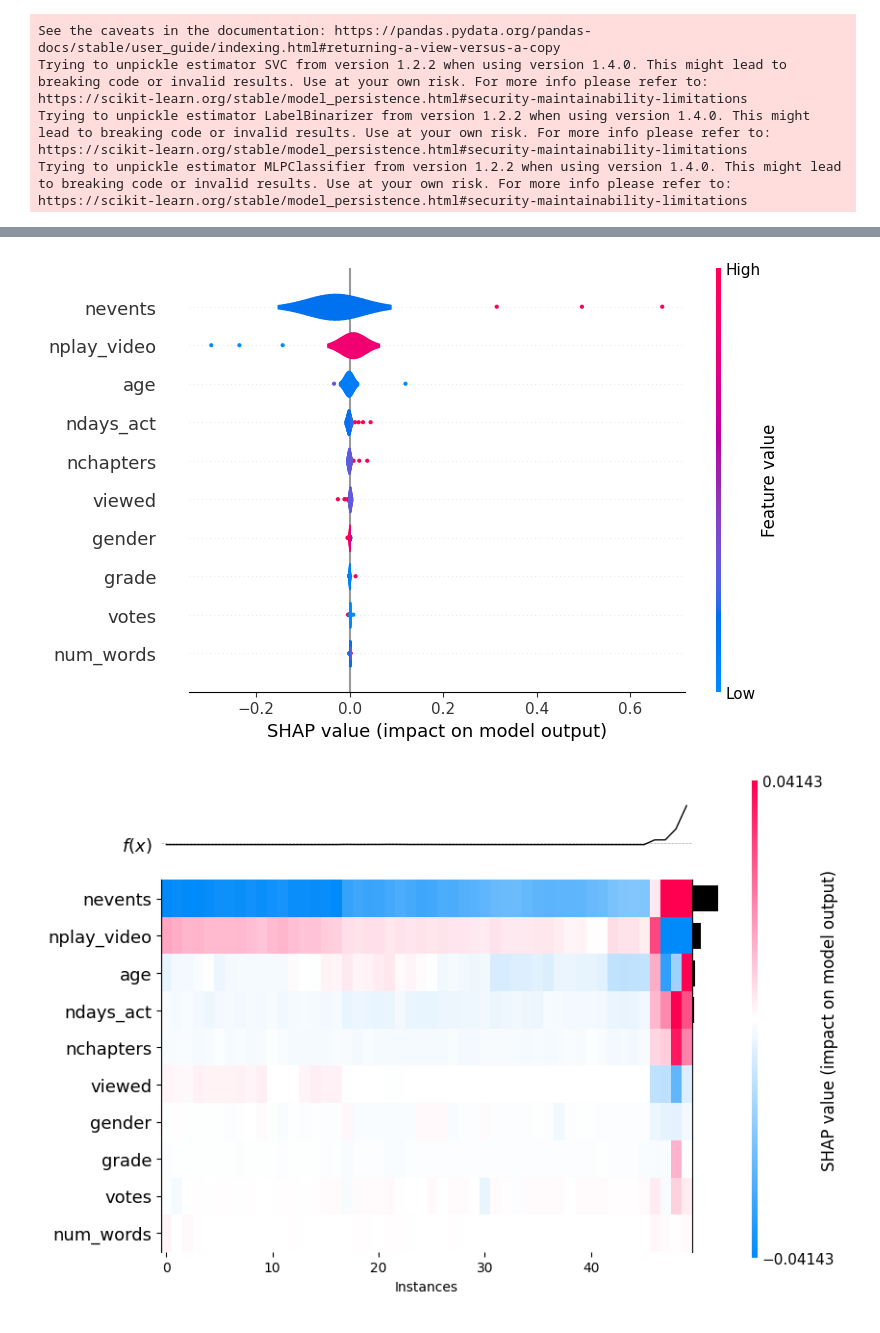
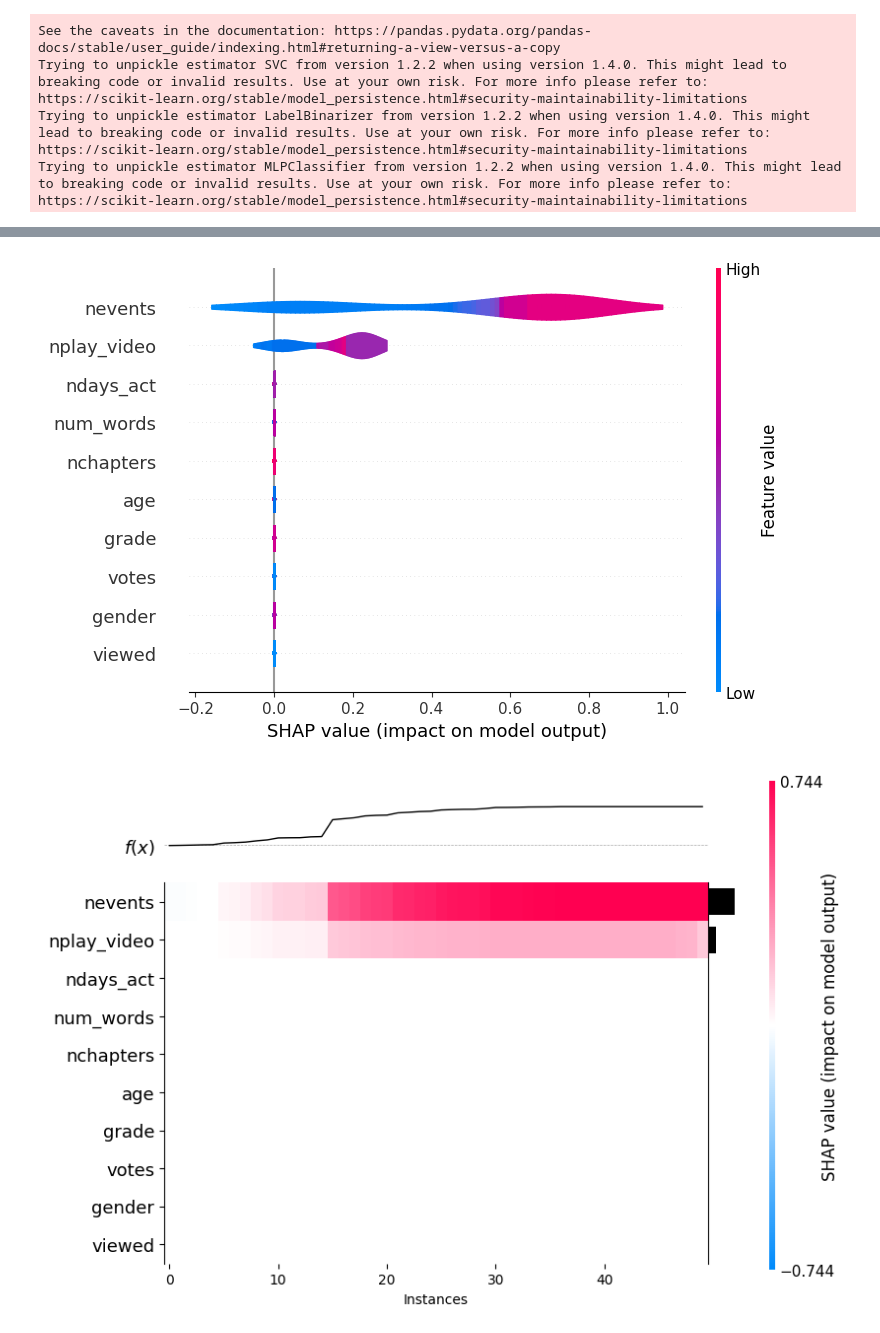
Before and after one commit to cosmcbun/Explainable-Ai-Comps-2024, a Jupyter notebook: MOOC/Shapley.ipynb, the cells around one changed output, grey strips where cells are left out. Drawn from its saved outputs; the diff is of its cells as text; code cells hidden in the pictures.

```diff
--- a/MOOC/Shapley.ipynb
+++ b/MOOC/Shapley.ipynb
@@ -45,7 +45,9 @@ https://scikit-learn.org/stable/model_persistence.html#security-maintainability-
 X_complete, y_complete, X_incomplete, y_incomplete = dl.load_sample_data(f"{path}/data/sample_data.pkl")
 X_sample, y_sample = dl.load_sample_data(f"{path}/data/sample_data.pkl", concatenated = True)
 # %%
-permutation = shap.explainers.Permutation(mlp.predict_proba, X_train, feature_names=feature_names)
+permutation = shap.explainers.Permutation(svc.predict_proba, X_train, feature_names=feature_names)
+# permutation = shap.explainers.Permutation(mlp.predict_proba, X_train, feature_names=feature_names) # MLP is much faster!
+
 perm_shap_vals = permutation(X_complete[:100])[..., 1]
 
 ''' PLOTTING: '''
@@ -57,5 +59,5 @@ shap.plots.heatmap(perm_shap_vals)
-[figure, old version]
+[figure, new version]
-[figure, old version]
+[figure, new version]
 # %%
 shap.plots.waterfall(perm_shap_vals[0])
 # %% [output]
```
Also changed, not shown: parts of 3 cells of this notebook, 1 other file.
